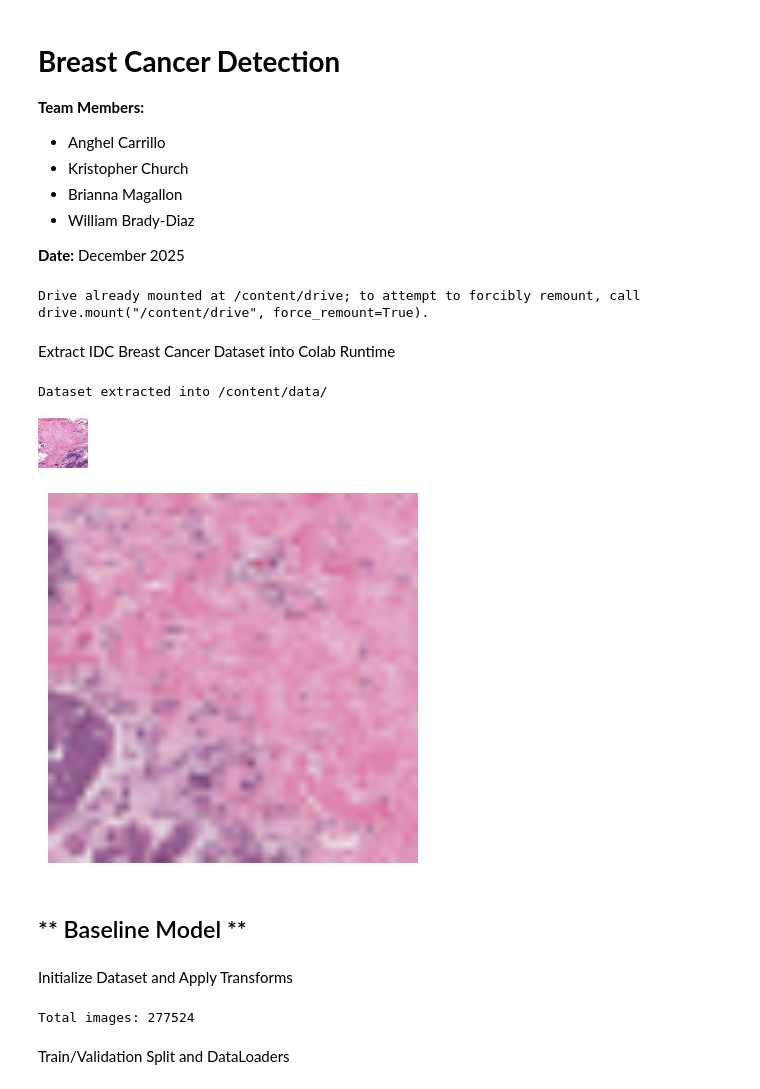
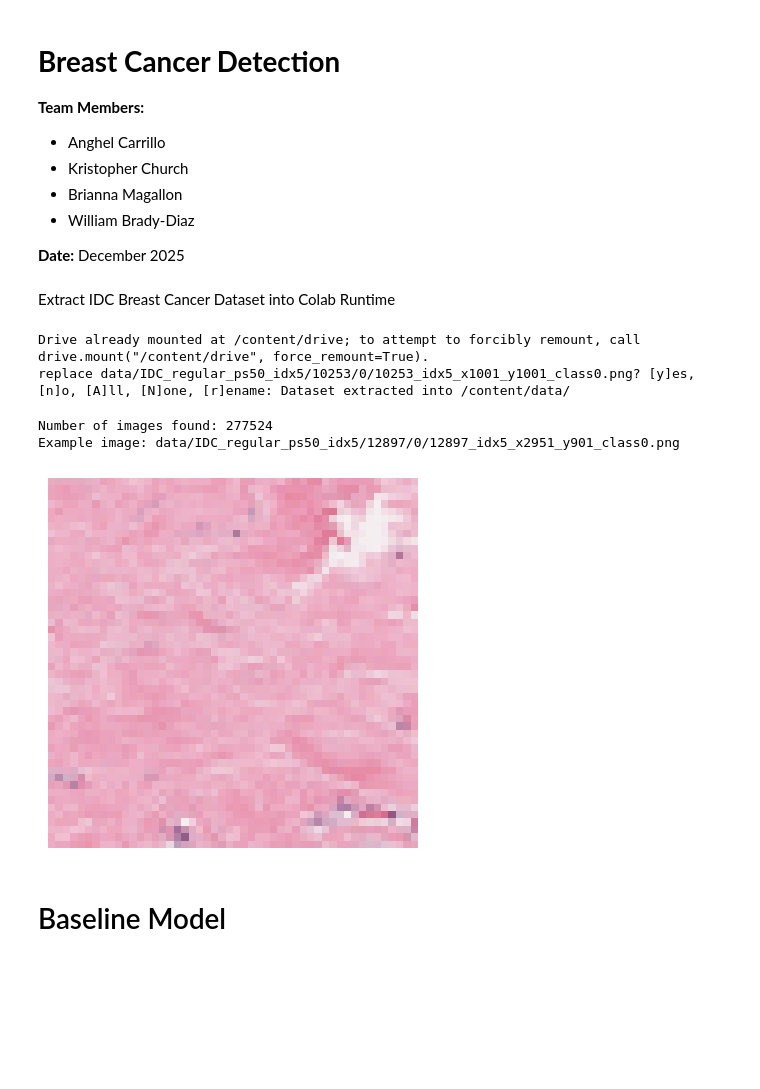
Before and after one commit to w-b-d/Ml-Project, a Jupyter notebook: notebook/training.ipynb, the cells around one changed output. Saved outputs shown, nothing was run; the diff lists cells and outputs as text; code cells hidden in the pictures; blank space fills up the shorter version.

```diff
--- a/notebook/training.ipynb
+++ b/notebook/training.ipynb
@@ -24,5 +11,0 @@ import matplotlib.pyplot as plt
-# %%
-from google.colab import drive
-drive.mount('/content/drive')
-# %% [output]
-Drive already mounted at /content/drive; to attempt to forcibly remount, call drive.mount("/content/drive", force_remount=True).
@@ -29,20 +31,33 @@ Drive already mounted at /content/drive; to attempt to forcibly remount, call dr
 # %% [markdown]
 Extract IDC Breast Cancer Dataset into Colab Runtime
 # %%
+from google.colab import drive
+drive.mount('/content/drive')
+
 zip_path = "/content/drive/MyDrive/LeBromide/data/IDC_regular_ps50_idx5.zip"
 !unzip -q "$zip_path" -d data/
 print("Dataset extracted into /content/data/")
 # %% [output]
-Dataset extracted into /content/data/
+Drive already mounted at /content/drive; to attempt to forcibly remount, call drive.mount("/content/drive", force_remount=True).
+replace data/IDC_regular_ps50_idx5/10253/0/10253_idx5_x1001_y1001_class0.png? [y]es, [n]o, [A]ll, [N]one, [r]ename: Dataset extracted into /content/data/
-# %%
-#first image
-example_path, _ = dataset[0]
-plt.imshow(example_path.permute(1,2,0))
-plt.axis("off")
-
-img
-# %% [output]
-[figure, removed]
-[figure, removed]
+# %%
+
+image_paths = glob.glob("data/IDC_regular_ps50_idx5/*/*/*.png")
+print("Number of images found:", len(image_paths))
+
+
+random_path = random.choice(image_paths)
+print("Example image:", random_path)
+
+img = cv2.imread(random_path)
+img = cv2.cvtColor(img, cv2.COLOR_BGR2RGB)
+
+plt.imshow(img)
+plt.axis("off")
+plt.show()
+# %% [output]
+Number of images found: 277524
+Example image: data/IDC_regular_ps50_idx5/12897/0/12897_idx5_x2951_y901_class0.png
+[figure, added]
 # %% [markdown]
-## ** Baseline Model **
+# Baseline Model
@@ -71,14 +63,0 @@ class IDCDataset(Dataset):
-# %% [markdown]
-Initialize Dataset and Apply Transforms
-# %%
-transform = transforms.Compose([
-    transforms.Resize((224,224)),
-    transforms.ToTensor(),
-])
-
-dataset = IDCDataset("data/IDC_regular_ps50_idx5", transform)
-print("Total images:", len(dataset))
-# %% [output]
-Total images: 277524
-# %% [markdown]
-Train/Validation Split and DataLoaders
```
Also changed, not shown: parts of 25 cells of this notebook.
